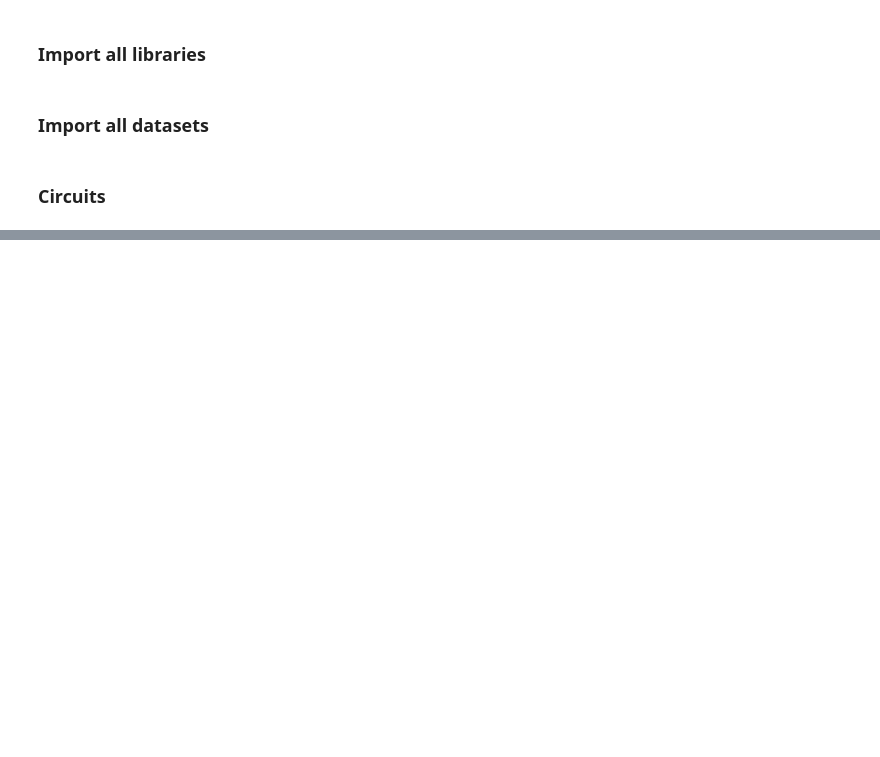
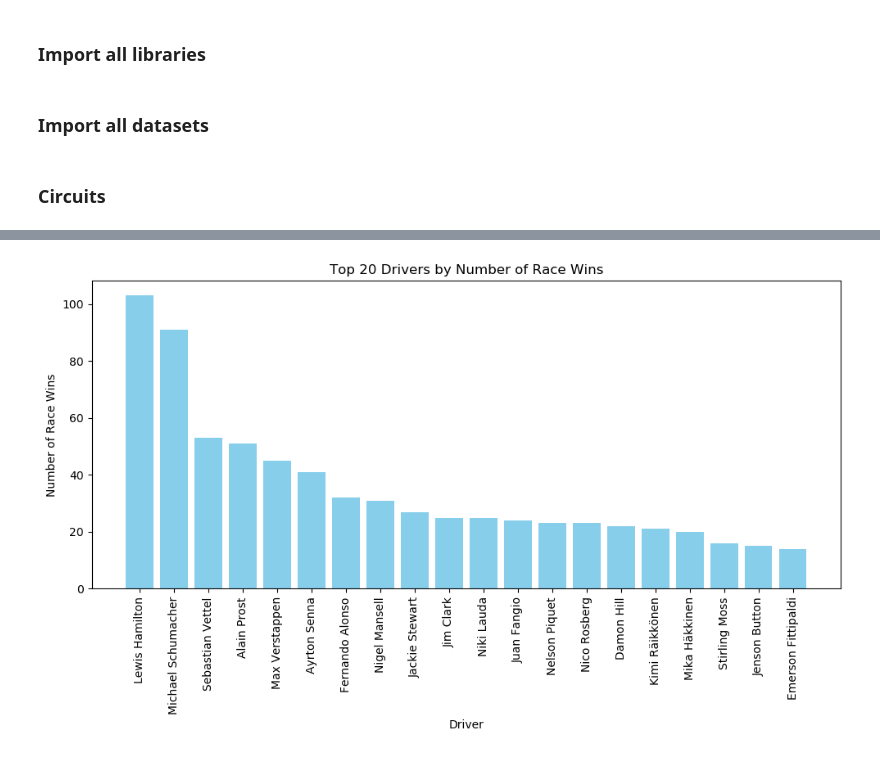
Before and after one commit to bharathmsrk/F1-Prediction, a Jupyter notebook: F1_EDA.ipynb, the cells around one changed output, grey strips where cells are left out. Drawn from its saved outputs; the diff is of its cells as text; code cells hidden in the pictures; blank space fills up the shorter version.

```diff
--- a/F1_EDA.ipynb
+++ b/F1_EDA.ipynb
@@ -774,0 +674,8 @@ plt.show()
+# %%
+# Displaying the top 20 drivers with the most wins
+drivers_merged['position'] = pd.to_numeric(drivers_merged['position'], errors='coerce')
+position_1 = drivers_merged[drivers_merged['position'] == 1]
+top_20_sum = position_1.groupby('full_name')['position'].sum().nlargest(20)
+top_20_df = top_20_sum.reset_index()
+top_20_df.columns = ['full_name', 'race_wins']
+print(top_20_df)
@@ -774,0 +700,12 @@ plt.show()
+# %%
+# Plotting the top 20 drivers with the most wins
+plt.figure(figsize=(10, 6))
+plt.bar(top_20_df['full_name'], top_20_df['race_wins'], color='skyblue')
+plt.xlabel('Driver')
+plt.ylabel('Number of Race Wins')
+plt.title('Top 20 Drivers by Number of Race Wins')
+plt.xticks(rotation=90)
+plt.tight_layout()
+plt.show()
+# %% [output]
+[figure, added]
```
Also changed, not shown: parts of 169 cells of this notebook.
